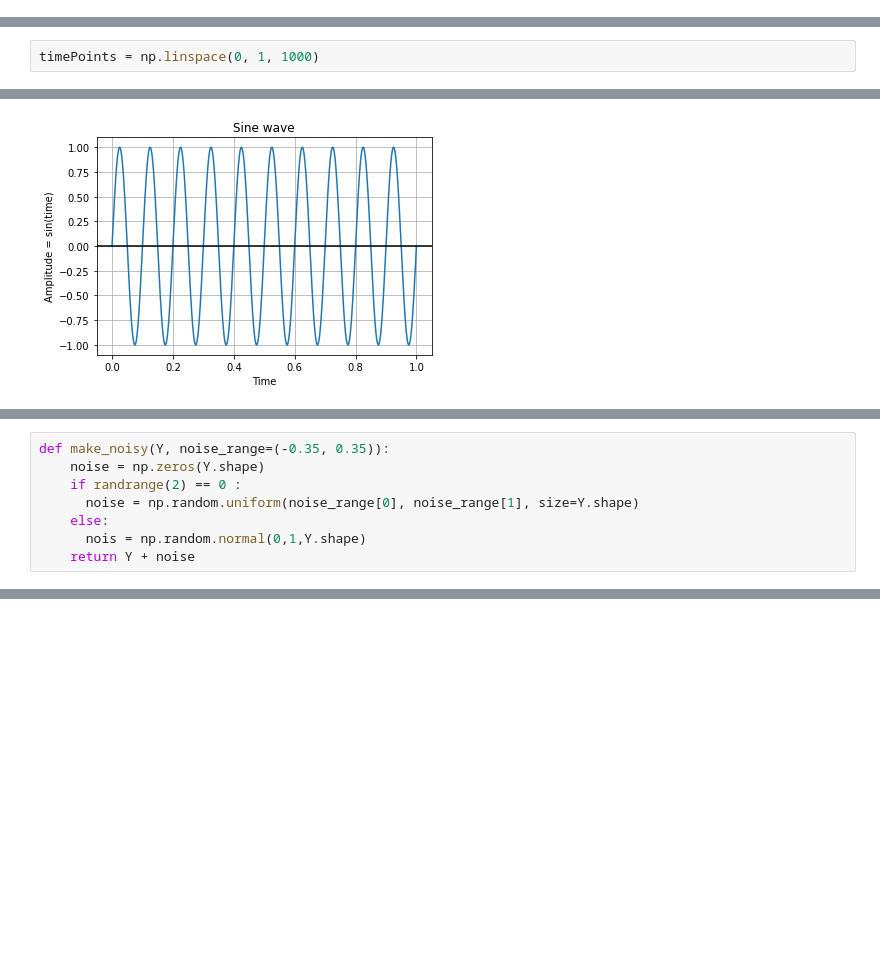
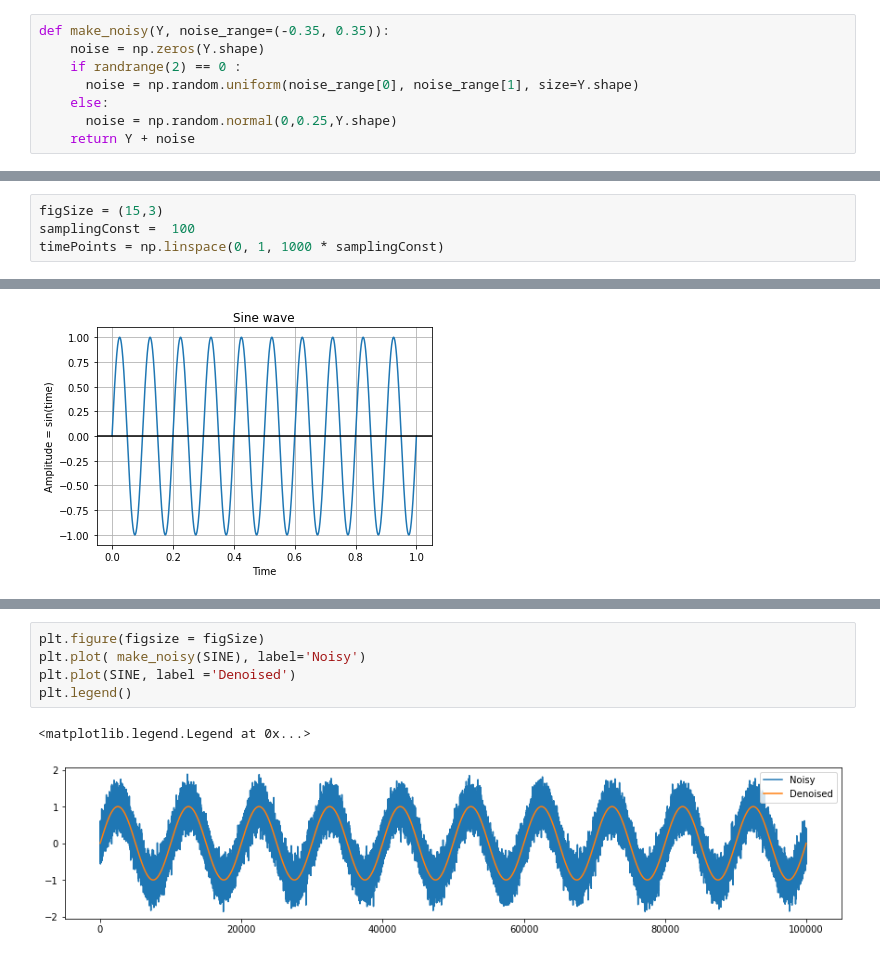
Before and after one commit to Nadiam75/DeepLearning_HW_3, a Jupyter notebook: Q2.ipynb, the cells around one changed output, grey strips where cells are left out. Cells and saved outputs as stored; diff of their text form; blank space fills up the shorter version.

```diff
--- a/Q2.ipynb
+++ b/Q2.ipynb
@@ -7,3 +10,11 @@ import matplotlib.pyplot as plt
 from scipy import signal
 from random import randrange
 from numpy import random
+# %%
+def make_noisy(Y, noise_range=(-0.35, 0.35)):
+    noise = np.zeros(Y.shape)
+    if randrange(2) == 0 :
+      noise = np.random.uniform(noise_range[0], noise_range[1], size=Y.shape)
+    else:
+      noise = np.random.normal(0,0.25,Y.shape)
+    return Y + noise
@@ -10,2 +36,4 @@ from numpy import random
 # %%
-timePoints = np.linspace(0, 1, 1000)
+figSize = (15,3)
+samplingConst =  100
+timePoints = np.linspace(0, 1, 1000 * samplingConst)
@@ -51,8 +81,0 @@ def create_random_amplitude():
-# %%
-def make_noisy(Y, noise_range=(-0.35, 0.35)):
-    noise = np.zeros(Y.shape)
-    if randrange(2) == 0 :
-      noise = np.random.uniform(noise_range[0], noise_range[1], size=Y.shape)
-    else:
-      nois = np.random.normal(0,1,Y.shape)
-    return Y + noise
@@ -132,0 +82,8 @@ ValueError: ignored
+# %%
+plt.figure(figsize = figSize)
+plt.plot( make_noisy(SINE), label='Noisy')
+plt.plot(SINE, label ='Denoised')
+plt.legend()
+# %% [output]
+<matplotlib.legend.Legend at 0x...>
+[figure, added]
```
Also changed, not shown: parts of 61 cells of this notebook.
